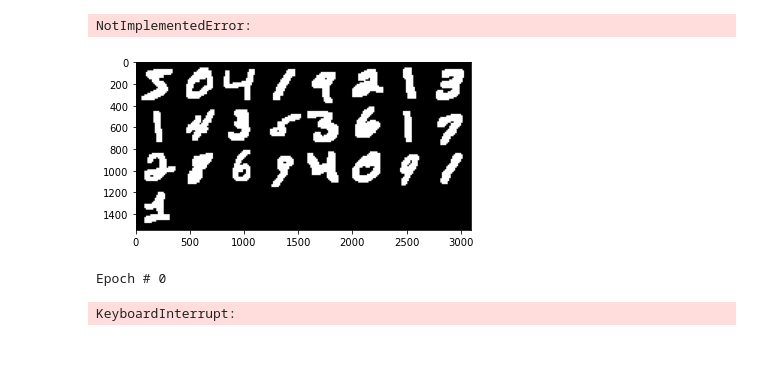
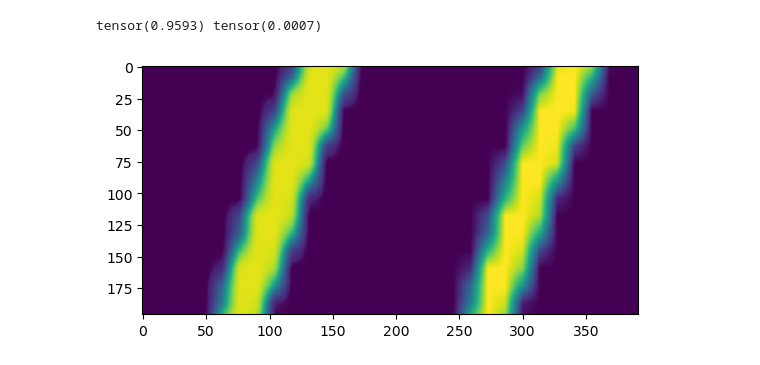
Before and after one commit to mfromano/unet_prax, a Jupyter notebook: main.ipynb, the cells around one changed output. Saved outputs shown, nothing was run; the diff lists cells and outputs as text; code cells hidden in the pictures.

Commit message:
done w UNet

```diff
--- a/main.ipynb
+++ b/main.ipynb
@@ -7,46 +7,21 @@ writer = SummaryWriter()
-# %%
-
-net = UNet(channel_list=(1,12,24,48,96,192,))
-
-DEVICE = torch.device('mps') if torch.backends.mps.is_available() else torch.device('cpu')
-
-net.to(DEVICE)
-
-loss_fun = nn.BCEWithLogitsLoss().to(DEVICE)
-optim = torch.optim.SGD(net.parameters(), lr=0.01, momentum=0.9)
-optim.zero_grad()
-
-train_data = MnistData(True)
-test_data = MnistData(False)
-
-train_dataloader = DataLoader(train_data, batch_size=25, drop_last=True)
-test_dataloader = DataLoader(test_data, batch_size=len(test_data))
-
-
-for samples, labels in train_dataloader:
-    grid = torchvision.utils.make_grid(labels)
-    plt.imshow(grid.permute(1,2,0))
-    raise NotImplementedError
-# %% [output]
-NotImplementedError:
-[figure, removed]
-# %%
-from tqdm import tqdm
-
-def train_model(n_epochs):
-    for epoch in range(n_epochs):
-        print(f'Epoch # {epoch}')
-        for samples, labels in tqdm(train_dataloader):
-            samples, labels = samples.to(DEVICE), labels.to(DEVICE)
-            optim.zero_grad()
-            out = net(samples)
-            loss = loss_fun(out, transforms.CenterCrop(out.shape[2:3])(samples))
-            writer.add_scalar('Loss/train', loss.item(), epoch)
-            loss.backward()
-            optim.step()
-
-train_model(20)
-writer.flush()
-# %% [output]
-Epoch # 0
-KeyboardInterrupt:
+# %%
+
+def load_checkpoint(fname: str='model.pth') -> nn.Module:
+    checkpoint_dict = torch.load(fname)
+    net = UNet(channel_list=(1,12,24,48,96,192,))
+    net.load_state_dict(checkpoint_dict['model_state_dict'])
+    return net
+
+def predict(mdl: UNet, sample: int):
+    test_data = MnistData(False)
+    with torch.no_grad():
+        pred = F.sigmoid(mdl(test_data[sample][0].unsqueeze(0)))
+    input_cropped = (transforms.CenterCrop(pred.shape[2:3])(test_data[sample][0]).squeeze())
+    output = np.concatenate([pred.squeeze(), input_cropped], axis=1)
+    plt.imshow(output)
+# %%
+net = load_checkpoint()
+predict(net, 5)
+# %% [output]
+tensor(0.9593) tensor(0.0007)
+[figure, added]
```
Also changed, not shown: parts of 1 cell of this notebook, 5 other files.
